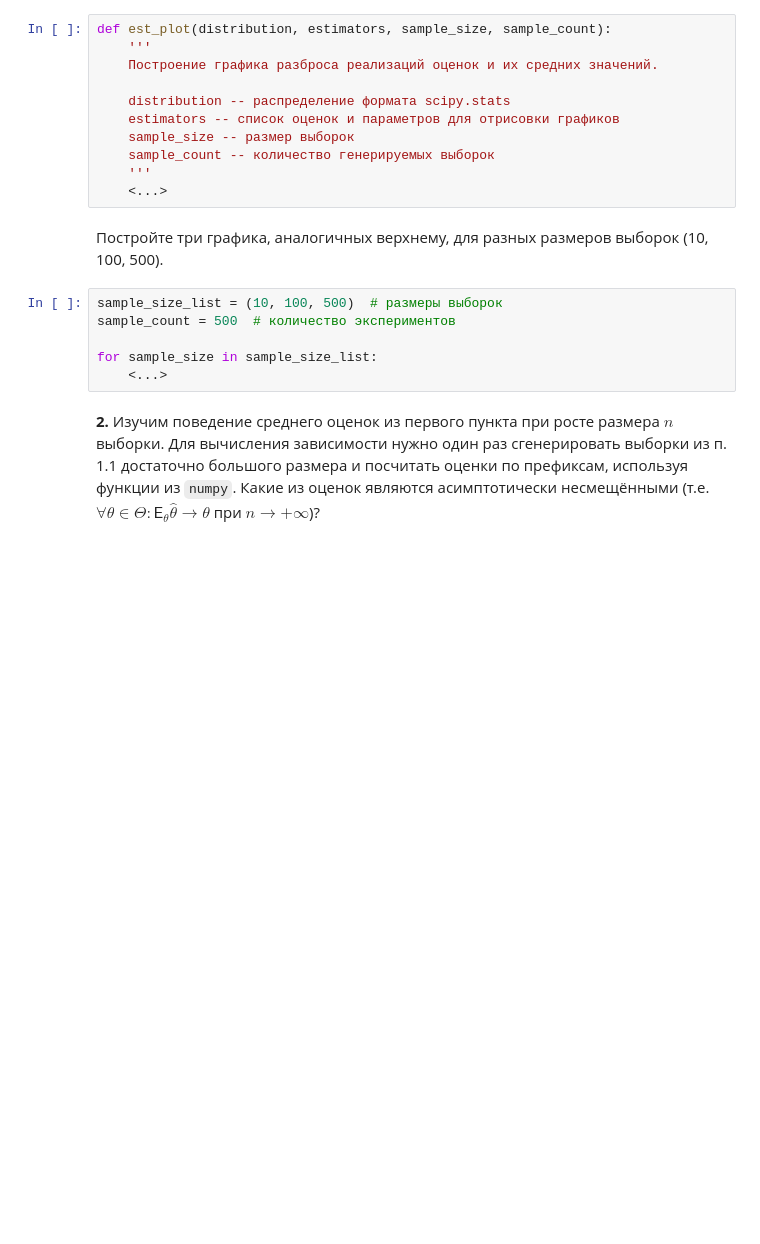
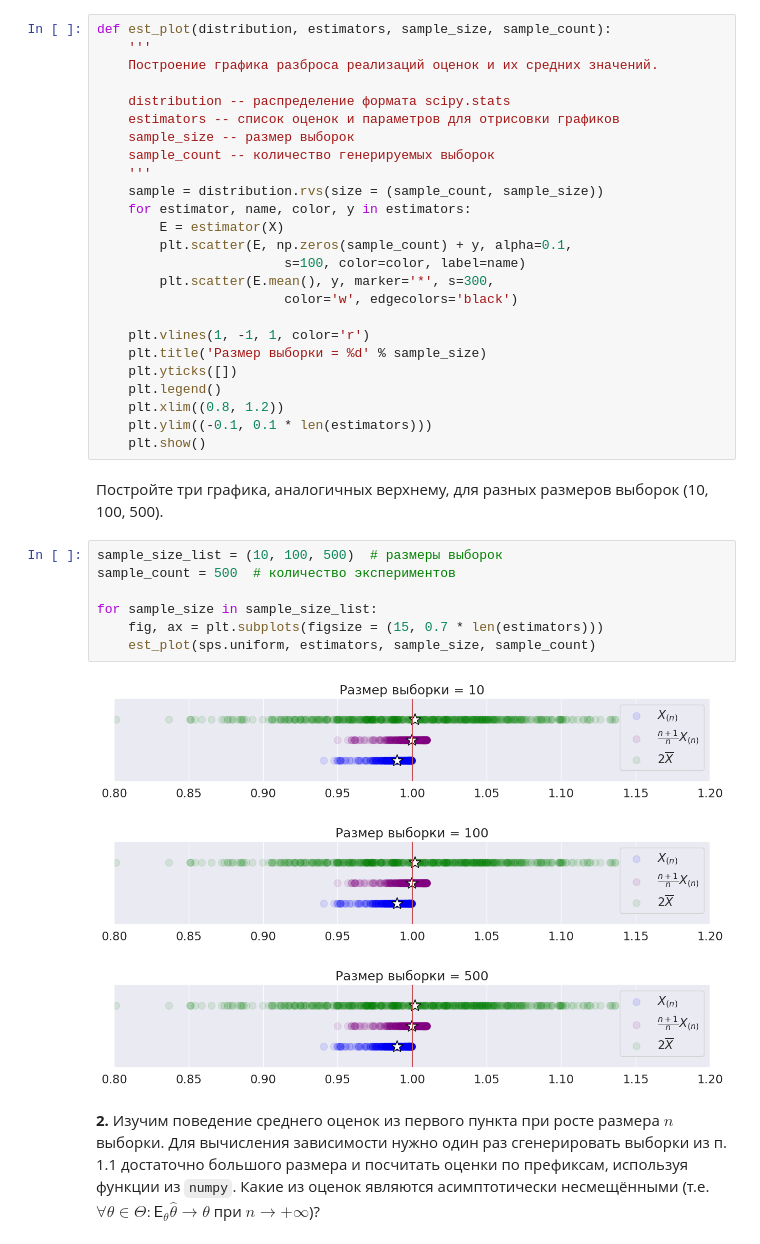
Before and after one commit to ShmakovVladimir/MLfirstSteps, a Jupyter notebook: seminar_3/nesmeshhennost_students.ipynb, the cells around one changed output. Drawn from its saved outputs; the diff is of its cells as text; blank space fills up the shorter version.

```diff
--- a/seminar_3/nesmeshhennost_students.ipynb
+++ b/seminar_3/nesmeshhennost_students.ipynb
@@ -99,15 +100,34 @@ def est_plot(distribution, estimators, sample_size, sample_count):
     sample_size -- размер выборок
     sample_count -- количество генерируемых выборок
     '''
-    <...>
+    sample = distribution.rvs(size = (sample_count, sample_size))
+    for estimator, name, color, y in estimators:
+        E = estimator(X)
+        plt.scatter(E, np.zeros(sample_count) + y, alpha=0.1,
+                        s=100, color=color, label=name)
+        plt.scatter(E.mean(), y, marker='*', s=300,
+                        color='w', edgecolors='black')
+
+    plt.vlines(1, -1, 1, color='r')
+    plt.title('Размер выборки = %d' % sample_size)
+    plt.yticks([])
+    plt.legend()
+    plt.xlim((0.8, 1.2))
+    plt.ylim((-0.1, 0.1 * len(estimators)))
+    plt.show()
 # %% [markdown]
 Постройте три графика, аналогичных верхнему, для разных размеров выборок (10, 100, 500).
 # %%
 sample_size_list = (10, 100, 500)  # размеры выборок
 sample_count = 500  # количество экспериментов
 
 for sample_size in sample_size_list:
-    <...>
+    fig, ax = plt.subplots(figsize = (15, 0.7 * len(estimators)))
+    est_plot(sps.uniform, estimators, sample_size, sample_count)
+# %% [output]
+[figure, added]
+[figure, added]
+[figure, added]
 # %% [markdown]
 **2.** Изучим поведение среднего оценок из первого пункта при росте размера $n$ выборки. Для вычисления зависимости нужно один раз сгенерировать выборки из п. 1.1 достаточно большого размера и посчитать оценки по префиксам, используя функции из `numpy`. Какие из оценок являются асимптотически несмещёнными (т.е. $\forall \theta \in \Theta\colon \mathsf{E}_\theta \widehat{\theta} \to \theta$ при $n\to +\infty$)?
 # %%
```
Also changed, not shown: parts of 4 cells of this notebook.
